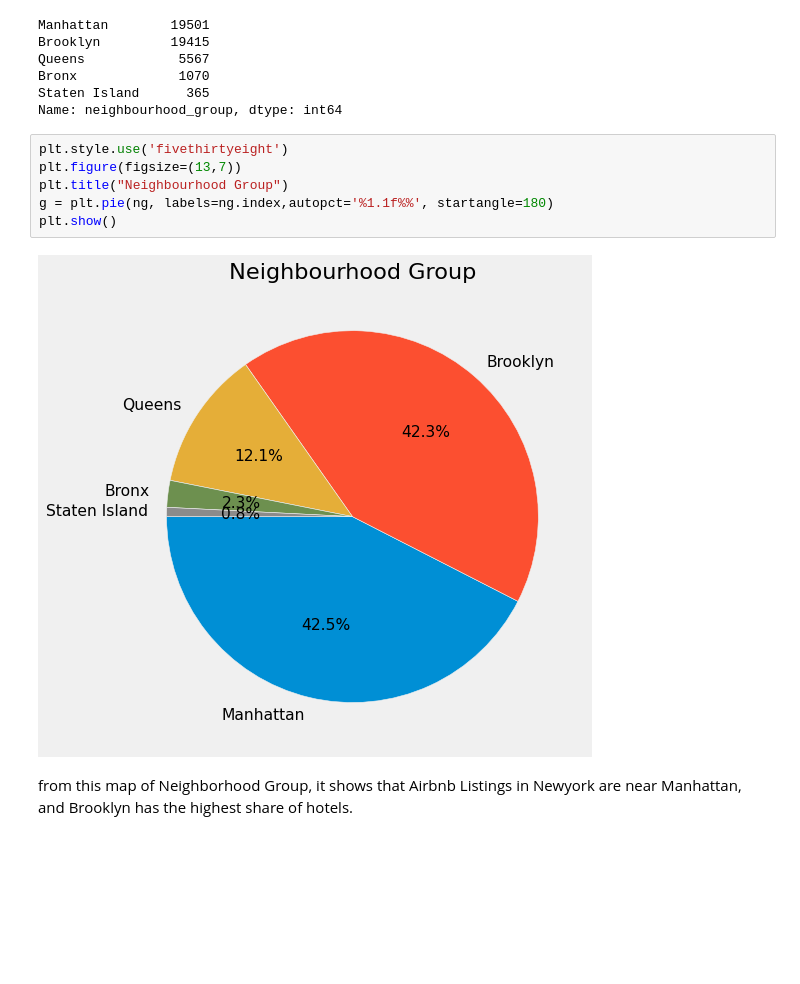
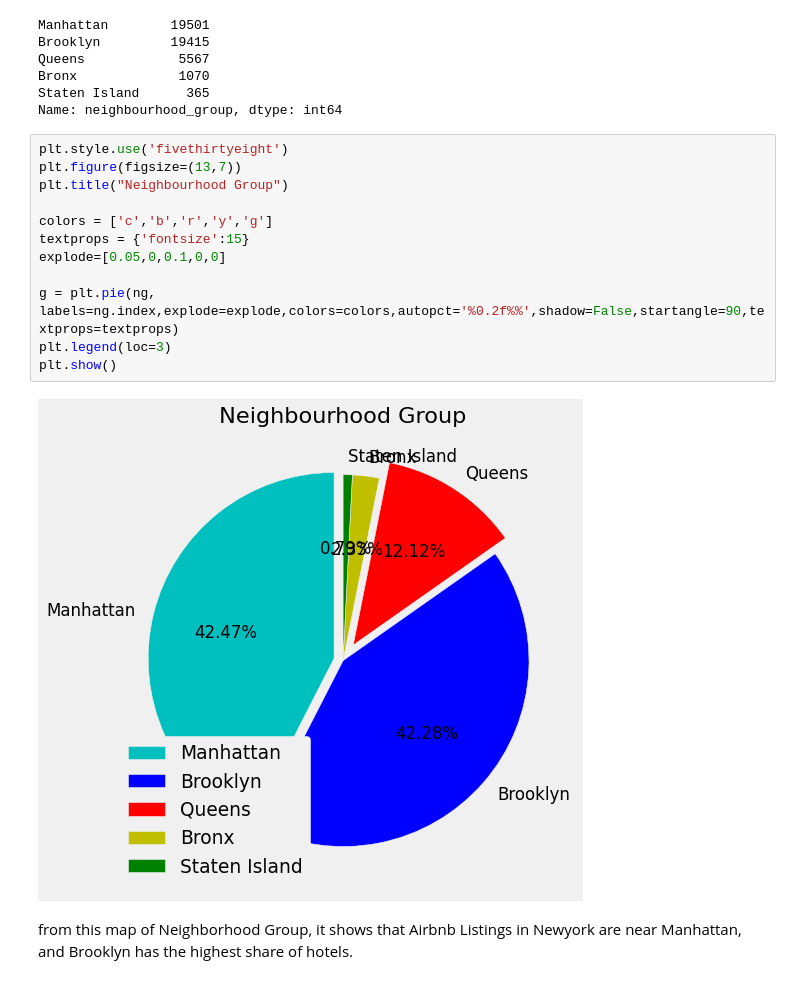
Before and after one commit to AkashSalmuthe/Airbnb-Bookings-Analysis---Akash-Salmuthe, a Jupyter notebook: Airbnb_Bookings_Analysis_Capstone_Project.ipynb, the cells around one changed output. Cells and saved outputs as stored; diff of their text form; blank space fills up the shorter version.

```diff
--- a/Airbnb_Bookings_Analysis_Capstone_Project.ipynb
+++ b/Airbnb_Bookings_Analysis_Capstone_Project.ipynb
@@ -408,11 +408,17 @@ Name: neighbourhood_group, dtype: int64
 # %%
 plt.style.use('fivethirtyeight')
 plt.figure(figsize=(13,7))
 plt.title("Neighbourhood Group")
-g = plt.pie(ng, labels=ng.index,autopct='%1.1f%%', startangle=180)
+
+colors = ['c','b','r','y','g']
+textprops = {'fontsize':15}
+explode=[0.05,0,0.1,0,0]
+
+g = plt.pie(ng, labels=ng.index,explode=explode,colors=colors,autopct='%0.2f%%',shadow=False,startangle=90,textprops=textprops)
+plt.legend(loc=3)
 plt.show()
 # %% [output]
-[figure, old version]
+[figure, new version]
 # %% [markdown]
 from this map of Neighborhood Group, it shows that Airbnb Listings in Newyork are near Manhattan, and Brooklyn has the highest share of hotels.
 # %% [markdown]
```
Also changed, not shown: parts of 5 cells of this notebook.
